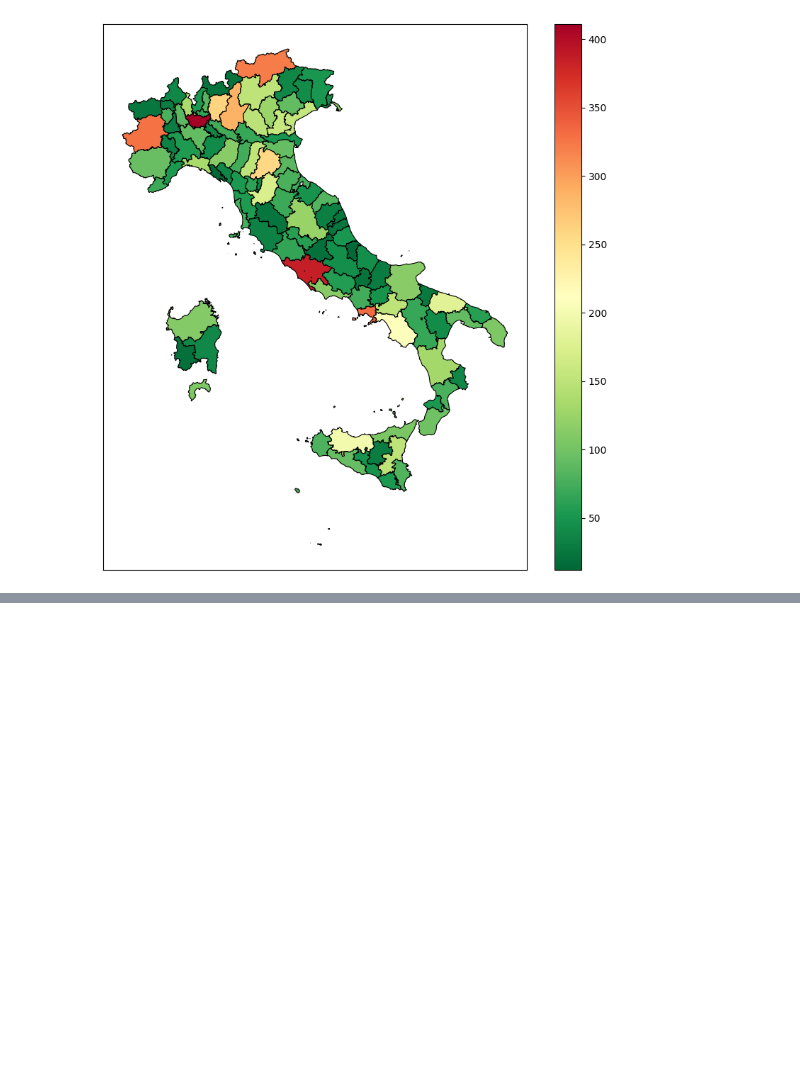
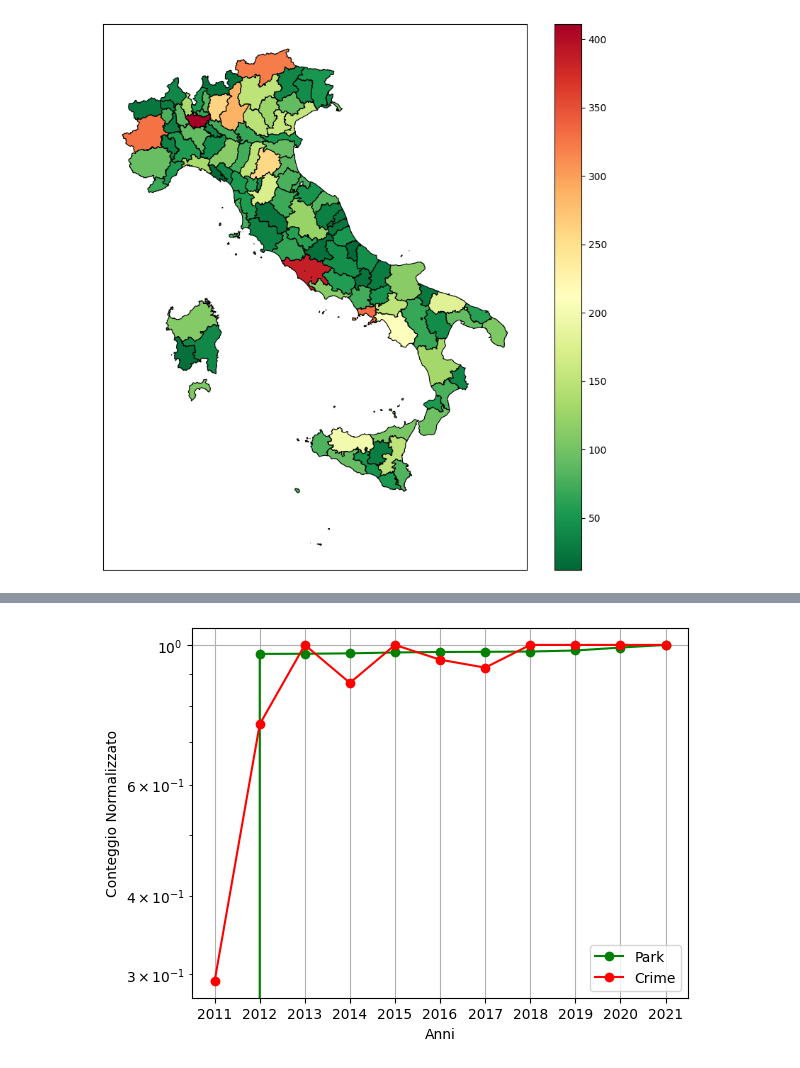
Before and after one commit to leunam10/italian-green-vs-crime-analysis, a Jupyter notebook: notebook/data_exploration.ipynb, the cells around one changed output, grey strips where cells are left out. Drawn from its saved outputs; the diff is of its cells as text; code cells hidden in the pictures; blank space fills up the shorter version.

```diff
--- a/notebook/data_exploration.ipynb
+++ b/notebook/data_exploration.ipynb
@@ -314,0 +364,4 @@ ax.set_yticks([])
+# %%
+crime_park_city_comparison("Foggia", urban_green_availability_m2_per_inhabitant_df, crime_df, "furti")
+# %% [output]
+[figure, added]
```
Also changed, not shown: parts of 3 cells of this notebook.
